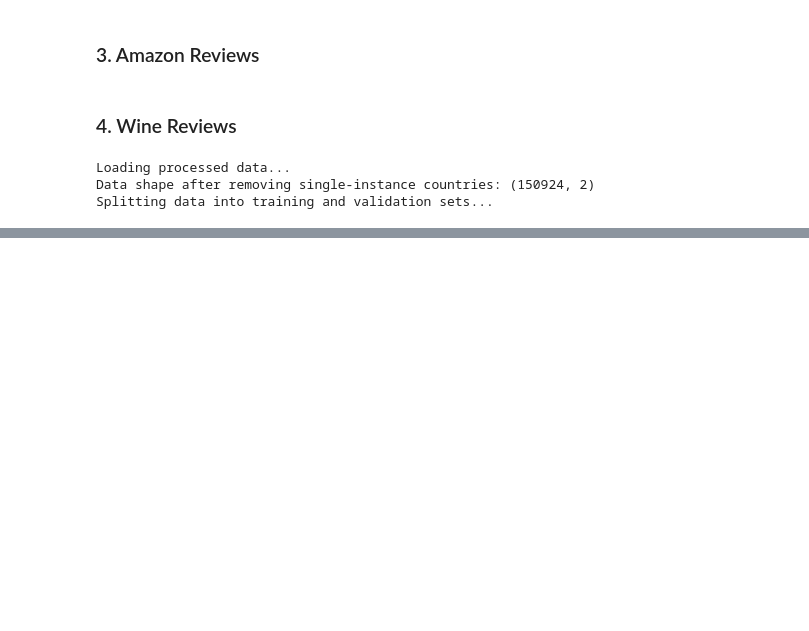
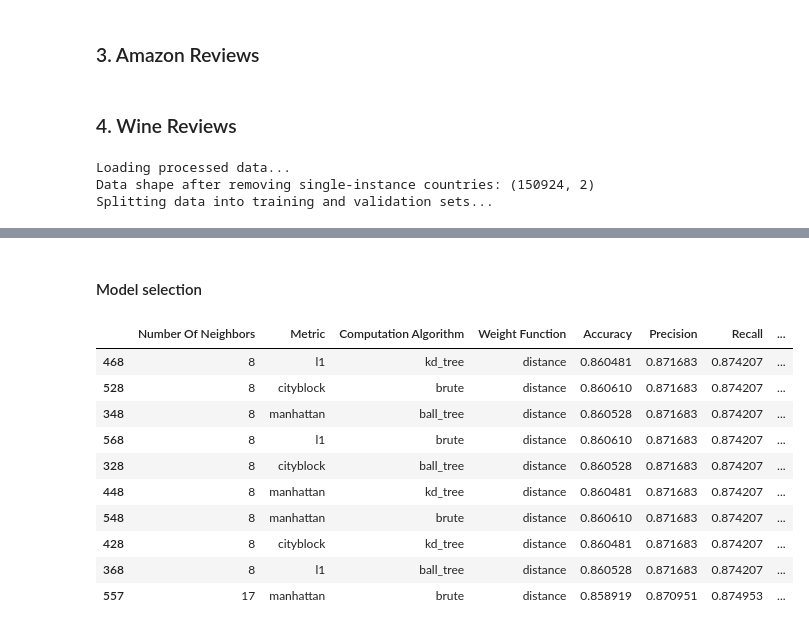
Before and after one commit to woerndle/ds-ml-project, a Jupyter notebook: notebooks/knn.ipynb, the cells around one changed output, grey strips where cells are left out. Cells and saved outputs as stored; diff of their text form; code cells hidden in the pictures; blank space fills up the shorter version.

```diff
--- a/notebooks/knn.ipynb
+++ b/notebooks/knn.ipynb
@@ -109,0 +276,18 @@ Splitting data into training and validation sets...
+# %% [markdown]
+#### Model selection
+# %%
+top_10_traffic_models = test_results_traffic.sort_values(by="F1 Score", ascending=False).head(10)
+
+display(top_10_traffic_models)
+# %% [output]
+|  | Number Of Neighbors | Metric | Computation Algorithm | Weight Function | Accuracy | Precision | Recall | ... |
+| 468 | 8 | l1 | kd_tree | distance | 0.860481 | 0.871683 | 0.874207 | ... |
+| 528 | 8 | cityblock | brute | distance | 0.860610 | 0.871683 | 0.874207 | ... |
+| 348 | 8 | manhattan | ball_tree | distance | 0.860528 | 0.871683 | 0.874207 | ... |
+| 568 | 8 | l1 | brute | distance | 0.860610 | 0.871683 | 0.874207 | ... |
+| 328 | 8 | cityblock | ball_tree | distance | 0.860528 | 0.871683 | 0.874207 | ... |
+| 448 | 8 | manhattan | kd_tree | distance | 0.860481 | 0.871683 | 0.874207 | ... |
+| 548 | 8 | manhattan | brute | distance | 0.860610 | 0.871683 | 0.874207 | ... |
+| 428 | 8 | cityblock | kd_tree | distance | 0.860481 | 0.871683 | 0.874207 | ... |
+| 368 | 8 | l1 | ball_tree | distance | 0.860528 | 0.871683 | 0.874207 | ... |
+| 557 | 17 | manhattan | brute | distance | 0.858919 | 0.870951 | 0.874953 | ... |
```
Also changed, not shown: parts of 11 cells of this notebook.
